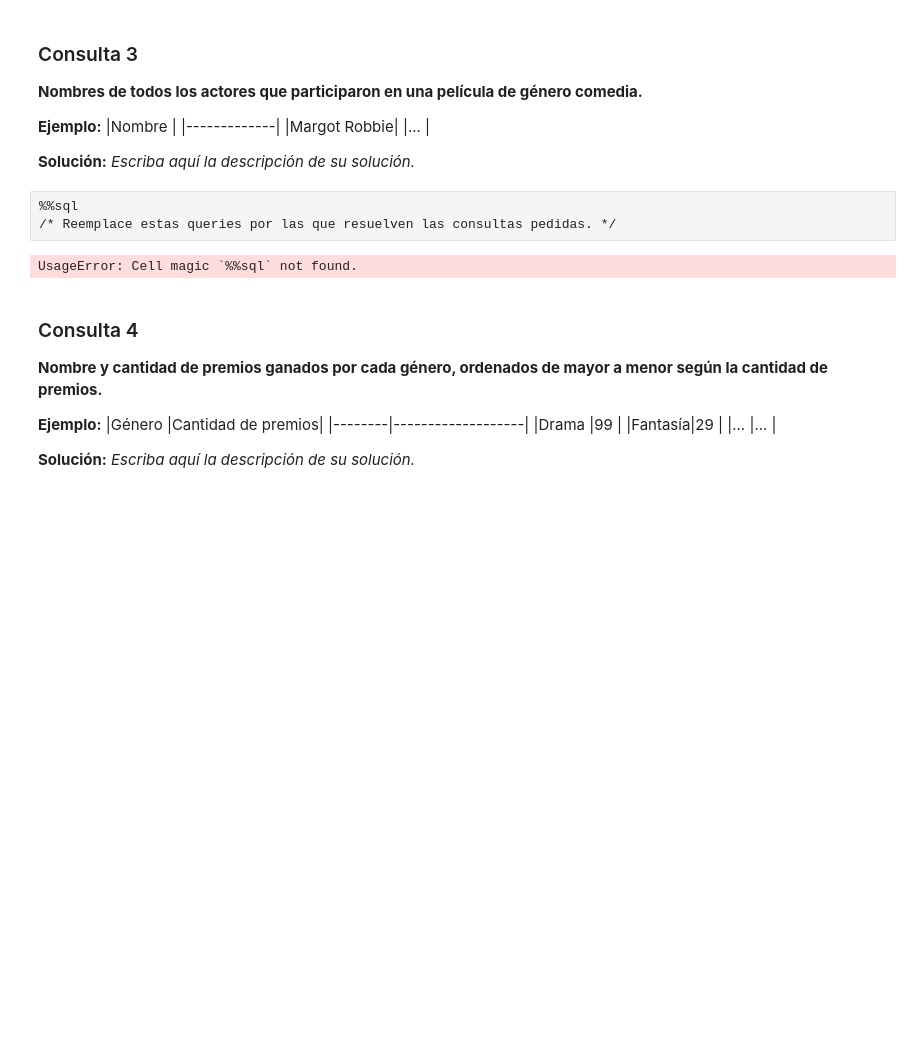
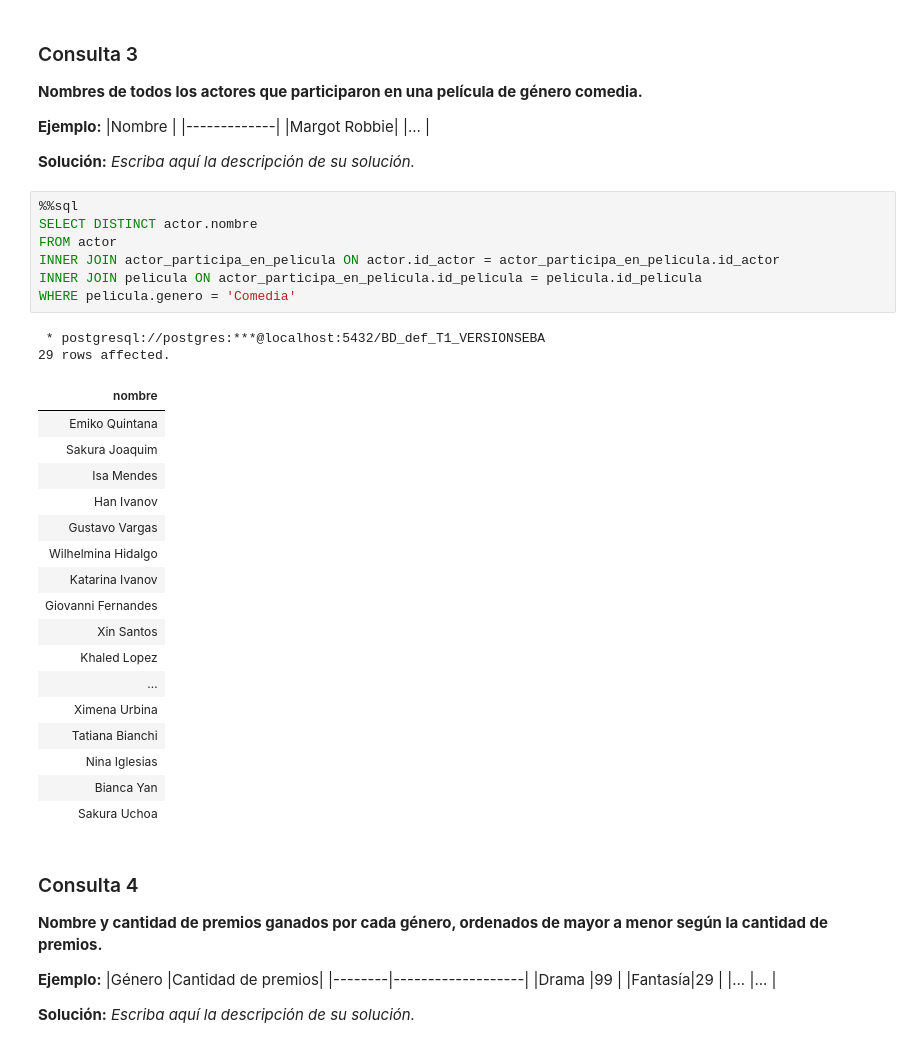
Before and after one commit to Luxar3-cmd/Tarea1_BD, a Jupyter notebook: Tarea_1.ipynb, the cells around one changed output. Cells and saved outputs as stored; diff of their text form; blank space fills up the shorter version.

```diff
--- a/Tarea_1.ipynb
+++ b/Tarea_1.ipynb
@@ -369,11 +369,33 @@ UsageError: Cell magic `%%sql` not found.
 
 
 **Solución:** _Escriba aquí la descripción de su solución._
-# %%
-%%sql
-/* Reemplace estas queries por las que resuelven las consultas pedidas. */
-# %% [output]
-UsageError: Cell magic `%%sql` not found.
+# %%
+%%sql
+SELECT DISTINCT actor.nombre
+FROM actor
+INNER JOIN actor_participa_en_pelicula ON actor.id_actor = actor_participa_en_pelicula.id_actor
+INNER JOIN pelicula ON actor_participa_en_pelicula.id_pelicula = pelicula.id_pelicula
+WHERE pelicula.genero = 'Comedia'
+# %% [output]
+ * postgresql://postgres:***@localhost:5432/BD_def_T1_VERSIONSEBA
+29 rows affected.
+| nombre |
+| Emiko Quintana |
+| Sakura Joaquim |
+| Isa Mendes |
+| Han Ivanov |
+| Gustavo Vargas |
+| Wilhelmina Hidalgo |
+| Katarina Ivanov |
+| Giovanni Fernandes |
+| Xin Santos |
+| Khaled Lopez |
+| ... |
+| Ximena Urbina |
+| Tatiana Bianchi |
+| Nina Iglesias |
+| Bianca Yan |
+| Sakura Uchoa |
 # %% [markdown]
 ### Consulta 4
 **Nombre y cantidad de premios ganados por cada género, ordenados de mayor a menor según la cantidad de premios.**
```
Also changed, not shown: parts of 2 cells of this notebook.
